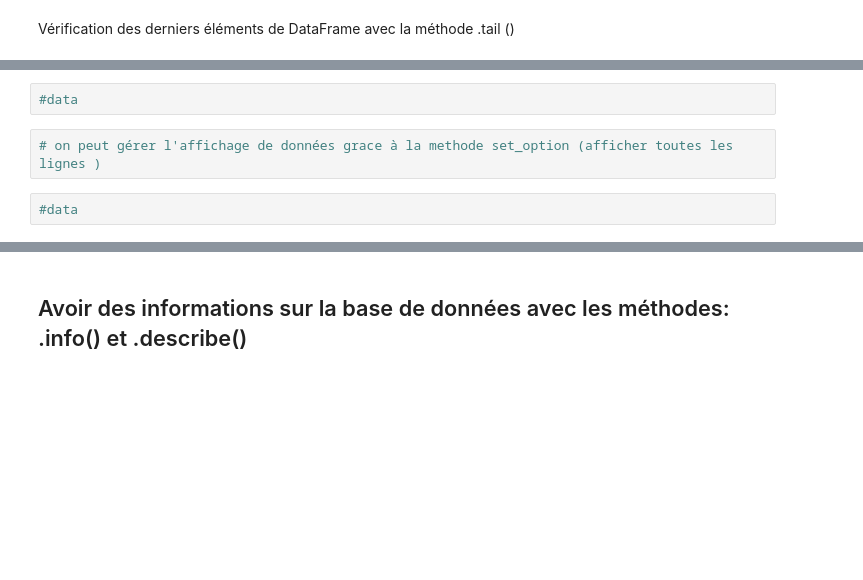
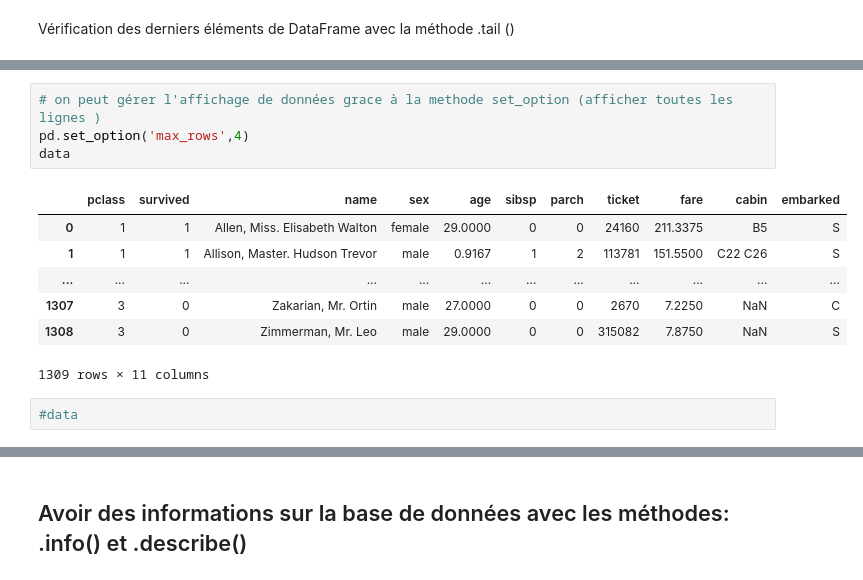
Before and after one commit to shadouuw/Tp1, a Jupyter notebook: Notebook1.ipynb, the cells around one changed output, grey strips where cells are left out. Cells and saved outputs as stored; diff of their text form; blank space fills up the shorter version.

```diff
--- a/Notebook1.ipynb
+++ b/Notebook1.ipynb
@@ -146,7 +200,15 @@ Vérification des derniers éléments de DataFrame avec la méthode .tail ()
+# %%
+# on peut gérer l'affichage de données grace à la methode set_option (afficher toutes les lignes )
+pd.set_option('max_rows',4)
+data
+# %% [output]
+|  | pclass | survived | name | sex | age | sibsp | parch | ticket | fare | cabin | embarked |
+| 0 | 1 | 1 | Allen, Miss. Elisabeth Walton | female | 29.0000 | 0 | 0 | 24160 | 211.3375 | B5 | S |
+| 1 | 1 | 1 | Allison, Master. Hudson Trevor | male | 0.9167 | 1 | 2 | 113781 | 151.5500 | C22 C26 | S |
+| ... | ... | ... | ... | ... | ... | ... | ... | ... | ... | ... | ... |
+| 1307 | 3 | 0 | Zakarian, Mr. Ortin | male | 27.0000 | 0 | 0 | 2670 | 7.2250 | NaN | C |
+| 1308 | 3 | 0 | Zimmerman, Mr. Leo | male | 29.0000 | 0 | 0 | 315082 | 7.8750 | NaN | S |
+1309 rows × 11 columns
 # %%
 #data
-# %%
-# on peut gérer l'affichage de données grace à la methode set_option (afficher toutes les lignes )
-# %%
-#data
 # %%
```
Also changed, not shown: parts of 42 cells of this notebook, 4 other files.
